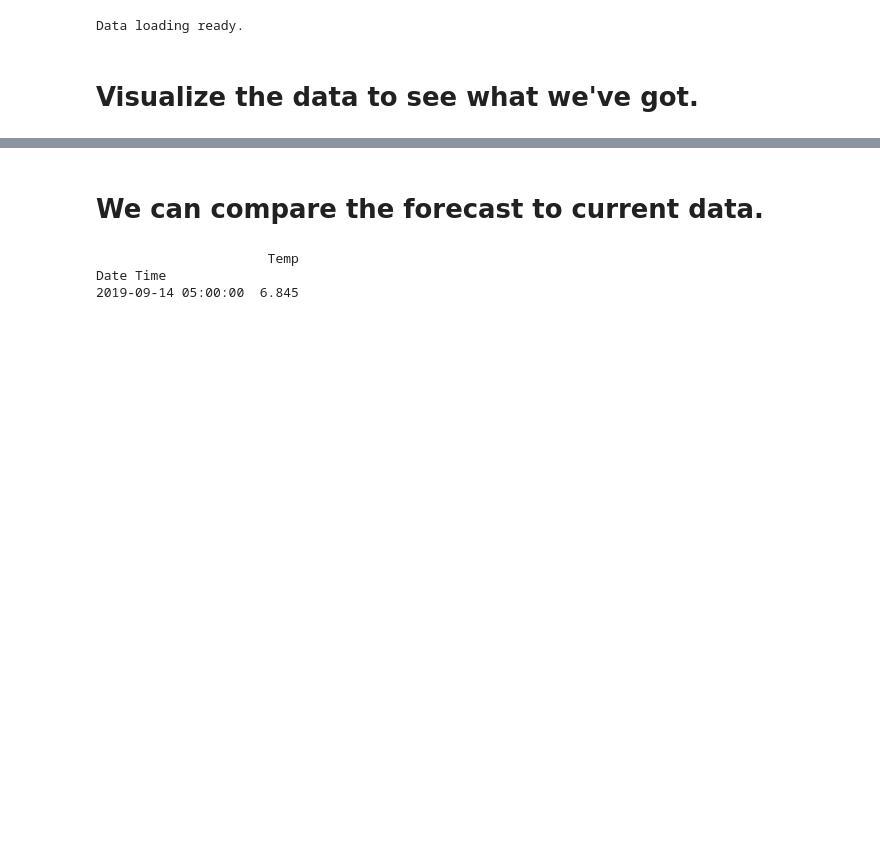
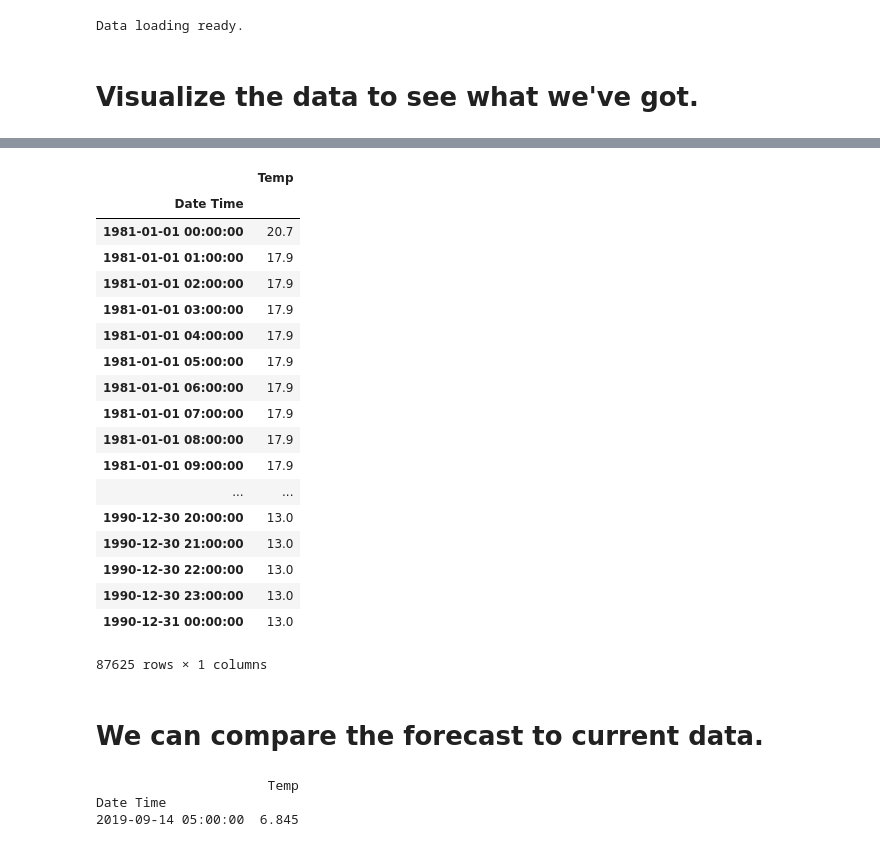
Before and after one commit to eerolat/home-automation-data-forecasting, a Jupyter notebook: Home_Automation_Data_Forecast_ARIMA.ipynb, the cells around one changed output, grey strips where cells are left out. Cells and saved outputs as stored; diff of their text form; code cells hidden in the pictures; blank space fills up the shorter version.

```diff
--- a/Home_Automation_Data_Forecast_ARIMA.ipynb
+++ b/Home_Automation_Data_Forecast_ARIMA.ipynb
@@ -160,3 +100,25 @@ Measurement 12: 8.195727
+# %%
+series
+# %% [output]
+|  | Temp |
+| Date Time |  |
+| 1981-01-01 00:00:00 | 20.7 |
+| 1981-01-01 01:00:00 | 17.9 |
+| 1981-01-01 02:00:00 | 17.9 |
+| 1981-01-01 03:00:00 | 17.9 |
+| 1981-01-01 04:00:00 | 17.9 |
+| 1981-01-01 05:00:00 | 17.9 |
+| 1981-01-01 06:00:00 | 17.9 |
+| 1981-01-01 07:00:00 | 17.9 |
+| 1981-01-01 08:00:00 | 17.9 |
+| 1981-01-01 09:00:00 | 17.9 |
+| ... | ... |
+| 1990-12-30 20:00:00 | 13.0 |
+| 1990-12-30 21:00:00 | 13.0 |
+| 1990-12-30 22:00:00 | 13.0 |
+| 1990-12-30 23:00:00 | 13.0 |
+| 1990-12-31 00:00:00 | 13.0 |
+87625 rows × 1 columns
 # %% [markdown]
 # We can compare the forecast to current data.
 # %%
```
Also changed, not shown: parts of 21 cells of this notebook.
